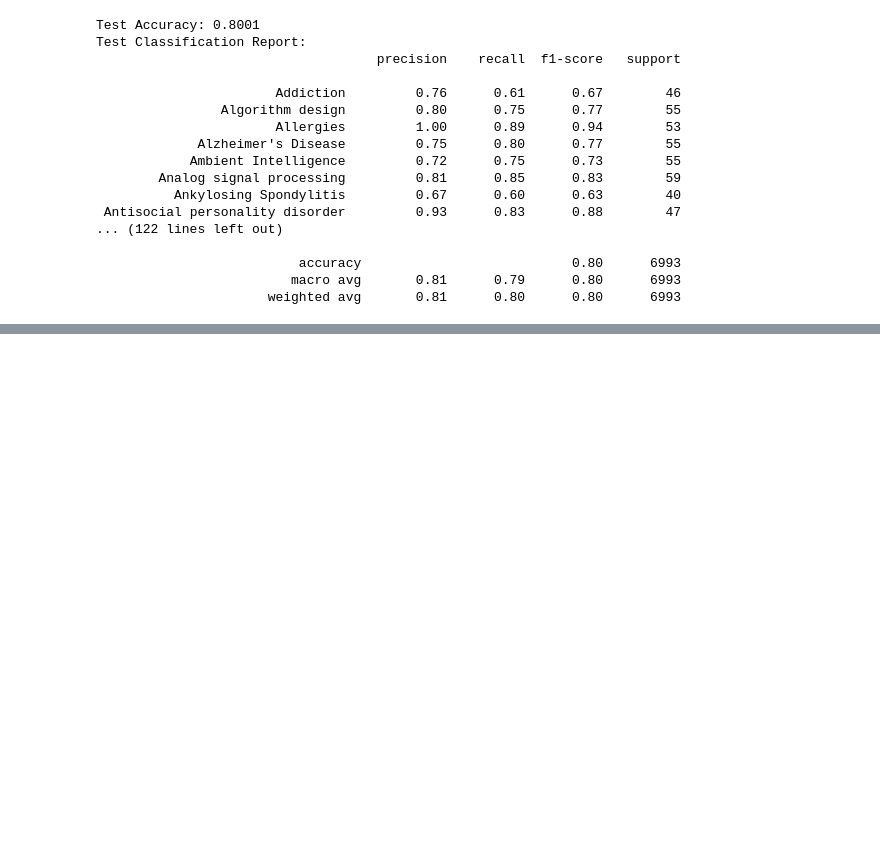
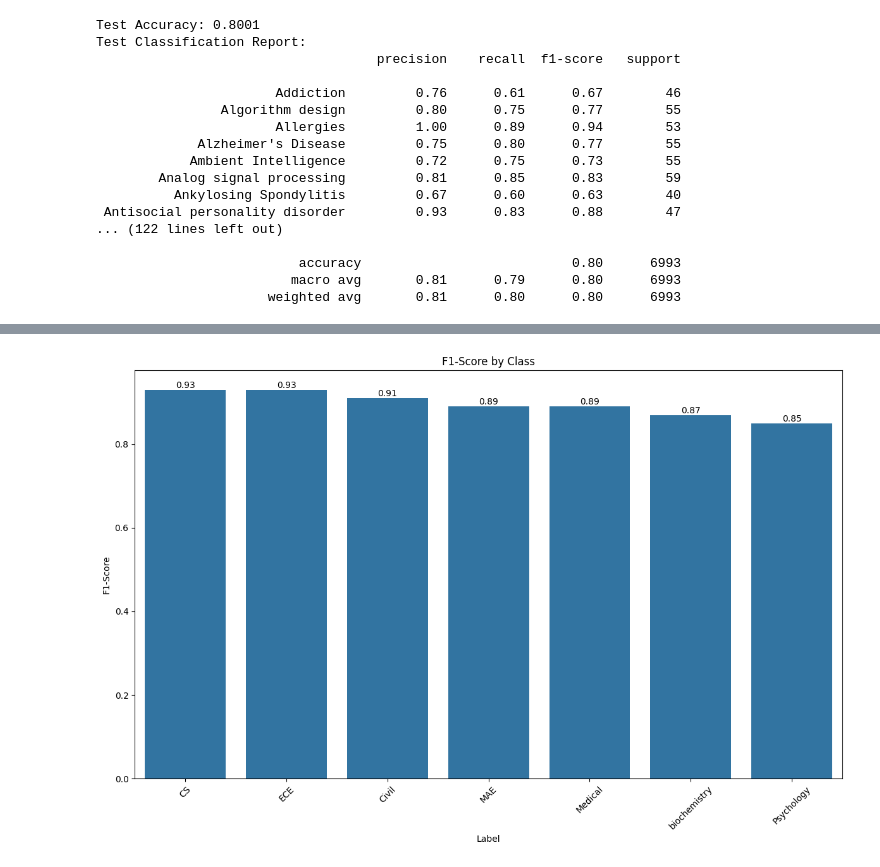
Before and after one commit to ShirBernBGU/Big-Data-Abstracts-Classification, a Jupyter notebook: models/training_tf_idf.ipynb, the cells around one changed output, grey strips where cells are left out. Saved outputs shown, nothing was run; the diff lists cells and outputs as text; code cells hidden in the pictures; blank space fills up the shorter version.

```diff
--- a/models/training_tf_idf.ipynb
+++ b/models/training_tf_idf.ipynb
@@ -326,0 +401,5 @@ Test Classification Report:
+# %%
+df_domain = pd.read_csv("/content/classification_report_domain.csv")
+df_area = pd.read_csv("/content/classification_report_area.csv")
+# %%
+df_domain = df_domain[~df_domain["Label"].isin(["macro avg", "weighted avg"])]
@@ -326,0 +435,18 @@ Test Classification Report:
+# %%
+import matplotlib.pyplot as plt
+import seaborn as sns
+
+for df in [df_domain]:
+    df = df[~df["Label"].isin(["macro avg", "weighted avg"])]
+    plt.figure(figsize=(12, 8))
+    ax = sns.barplot(data=df, x="Label", y="F1-Score", order=df.sort_values("F1-Score", ascending=False)["Label"])
+    plt.title("F1-Score by Class")
+    plt.xticks(rotation=45)
+
+    # This uses Matplotlib 3.4+ functionality
+    ax.bar_label(ax.containers[0], fmt='%.2f', label_type='edge')
+
+    plt.tight_layout()
+    plt.show()
+# %% [output]
+[figure, added]
```
Also changed, not shown: parts of 14 cells of this notebook.
